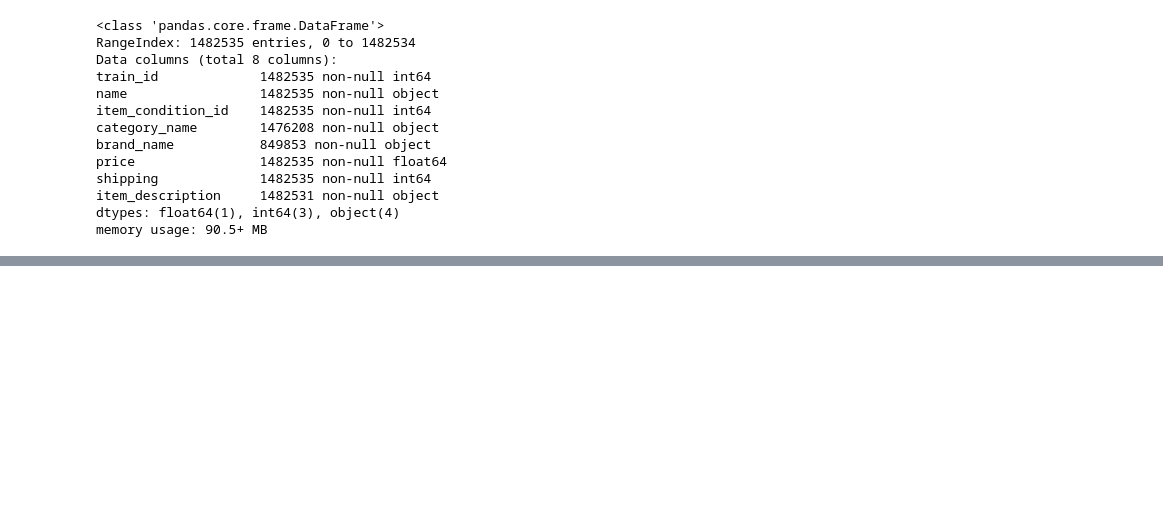
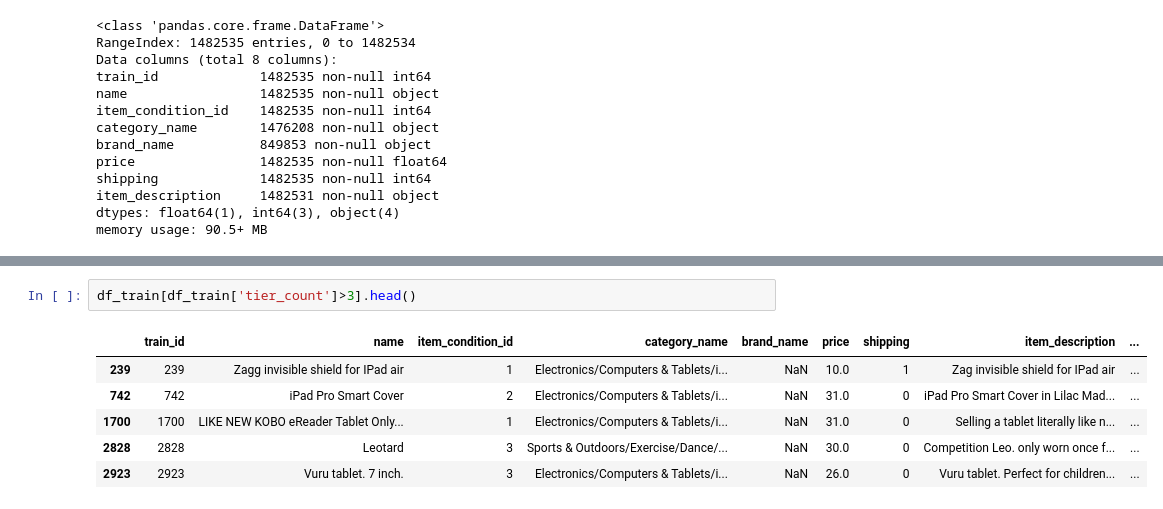
Before and after one commit to xzachx/Kaggle-Mercari, a Jupyter notebook: Mercari.ipynb, the cells around one changed output, grey strips where cells are left out. Drawn from its saved outputs; the diff is of its cells as text; blank space fills up the shorter version.

```diff
--- a/Mercari.ipynb
+++ b/Mercari.ipynb
@@ -49,0 +74,9 @@ memory usage: 90.5+ MB
+# %%
+df_train[df_train['tier_count']>3].head()
+# %% [output]
+|  | train_id | name | item_condition_id | category_name | brand_name | price | shipping | item_description | ... |
+| 239 | 239 | Zagg invisible shield for IPad air | 1 | Electronics/Computers & Tablets/i... | NaN | 10.0 | 1 | Zag invisible shield for IPad air | ... |
+| 742 | 742 | iPad Pro Smart Cover | 2 | Electronics/Computers & Tablets/i... | NaN | 31.0 | 0 | iPad Pro Smart Cover in Lilac Mad... | ... |
+| 1700 | 1700 | LIKE NEW KOBO eReader Tablet Only... | 1 | Electronics/Computers & Tablets/i... | NaN | 31.0 | 0 | Selling a tablet literally like n... | ... |
+| 2828 | 2828 | Leotard | 3 | Sports & Outdoors/Exercise/Dance/... | NaN | 30.0 | 0 | Competition Leo. only worn once f... | ... |
+| 2923 | 2923 | Vuru tablet. 7 inch. | 3 | Electronics/Computers & Tablets/i... | NaN | 26.0 | 0 | Vuru tablet. Perfect for children... | ... |
```
Also changed, not shown: parts of 12 cells of this notebook.
